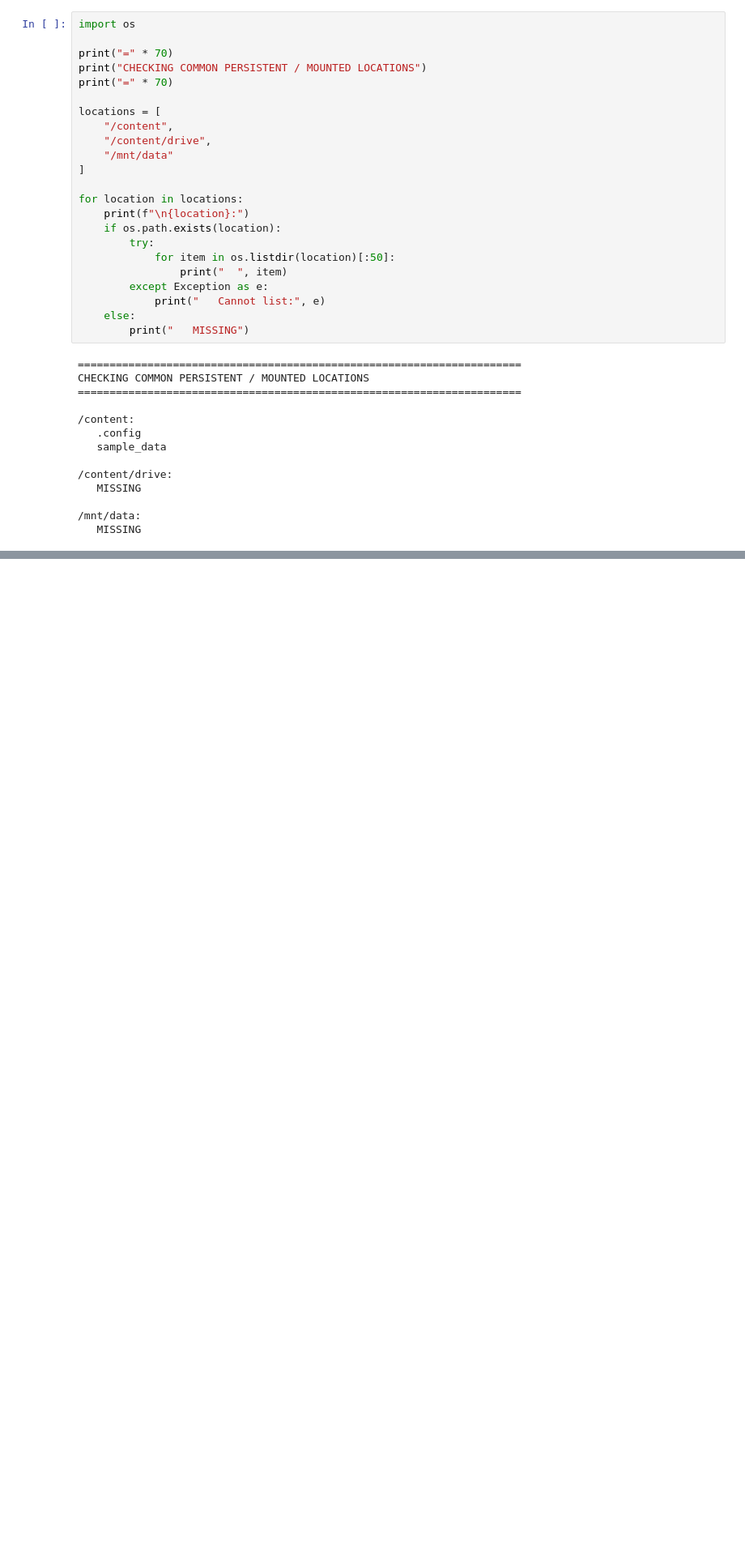
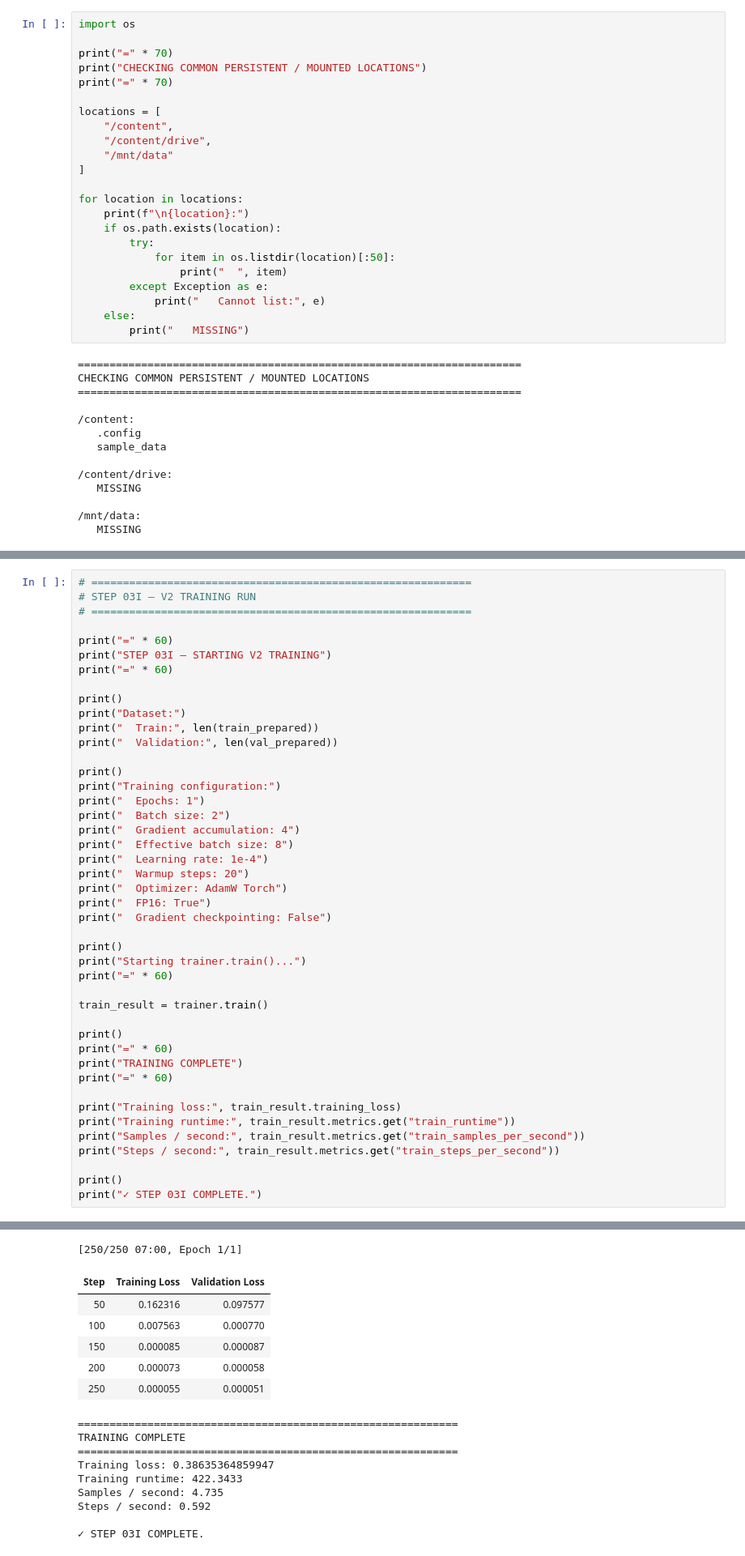
Before and after one commit to Platinum04/EgoSpatial-Dataset, a Jupyter notebook: notebooks/EgoSpatial-Gemma-Development.ipynb, the cells around one changed output, grey strips where cells are left out. Shown at 81% size. Cells and saved outputs as stored; diff of their text form; blank space fills up the shorter version.

```diff
--- a/notebooks/EgoSpatial-Gemma-Development.ipynb
+++ b/notebooks/EgoSpatial-Gemma-Development.ipynb
@@ -17967,0 +20538,45 @@ CHECKING COMMON PERSISTENT / MOUNTED LOCATIONS
+# %%
+# ============================================================
+# STEP 03I — V2 TRAINING RUN
+# ============================================================
+
+print("=" * 60)
+print("STEP 03I — STARTING V2 TRAINING")
+print("=" * 60)
+
+print()
+print("Dataset:")
+print("  Train:", len(train_prepared))
+print("  Validation:", len(val_prepared))
+
+print()
+print("Training configuration:")
+print("  Epochs: 1")
+print("  Batch size: 2")
+print("  Gradient accumulation: 4")
+print("  Effective batch size: 8")
+print("  Learning rate: 1e-4")
+print("  Warmup steps: 20")
+print("  Optimizer: AdamW Torch")
+print("  FP16: True")
+print("  Gradient checkpointing: False")
+
+print()
+print("Starting trainer.train()...")
+print("=" * 60)
+
+train_result = trainer.train()
+
+print()
+print("=" * 60)
+print("TRAINING COMPLETE")
+print("=" * 60)
+
+print("Training loss:", train_result.training_loss)
+print("Training runtime:", train_result.metrics.get("train_runtime"))
+print("Samples / second:", train_result.metrics.get("train_samples_per_second"))
+print("Steps / second:", train_result.metrics.get("train_steps_per_second"))
+
+print()
+print("✓ STEP 03I COMPLETE.")
+# %% [output]
@@ -17967,0 +20600,16 @@ CHECKING COMMON PERSISTENT / MOUNTED LOCATIONS
+[250/250 07:00, Epoch 1/1]
+| Step | Training Loss | Validation Loss |
+| 50 | 0.162316 | 0.097577 |
+| 100 | 0.007563 | 0.000770 |
+| 150 | 0.000085 | 0.000087 |
+| 200 | 0.000073 | 0.000058 |
+| 250 | 0.000055 | 0.000051 |
+============================================================
+TRAINING COMPLETE
+============================================================
+Training loss: 0.38635364859947
+Training runtime: 422.3433
+Samples / second: 4.735
+Steps / second: 0.592
+
+✓ STEP 03I COMPLETE.
```
Also changed, not shown: parts of 63 cells of this notebook.
